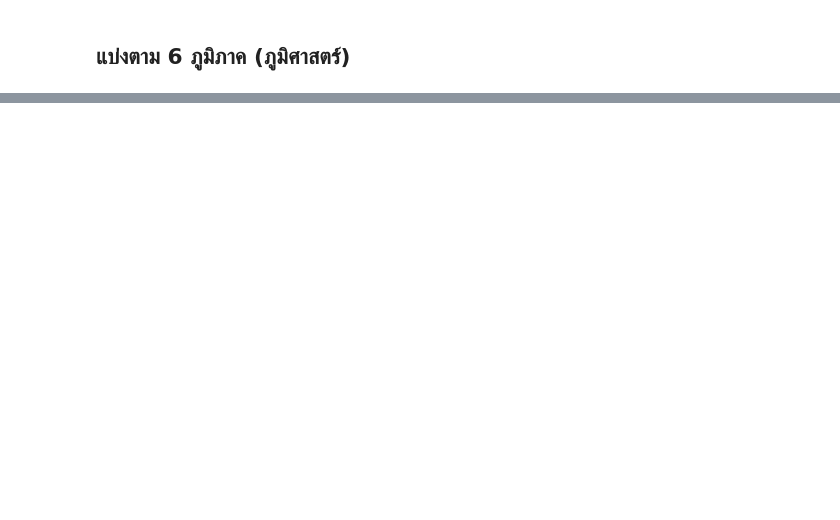
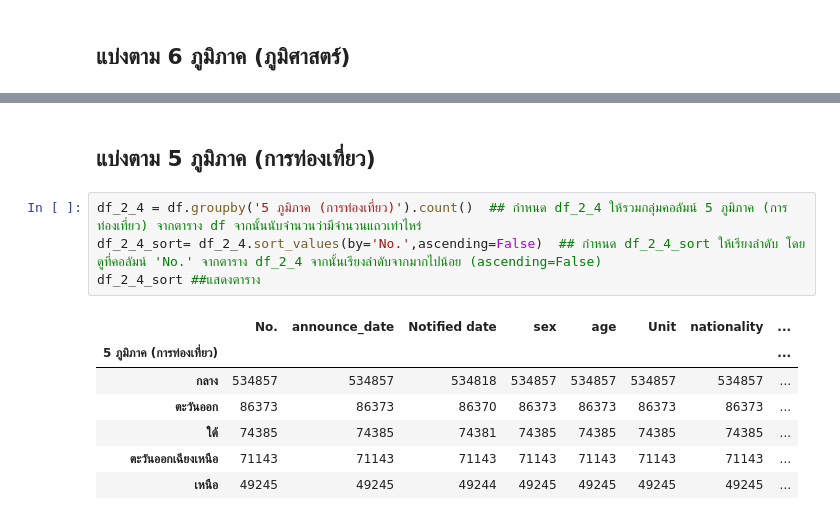
Before and after one commit to ploybongkot/data_viz_2022, a Jupyter notebook: BasicPython&DataViz_midterm2022.ipynb, the cells around one changed output, grey strips where cells are left out. Cells and saved outputs as stored; diff of their text form; blank space fills up the shorter version.

```diff
--- a/BasicPython&DataViz_midterm2022.ipynb
+++ b/BasicPython&DataViz_midterm2022.ipynb
@@ -281,0 +386,14 @@ Data_N_6G
+# %% [markdown]
+## แบ่งตาม 5 ภูมิภาค (การท่องเที่ยว)
+# %%
+df_2_4 = df.groupby('5 ภูมิภาค (การท่องเที่ยว)').count()  ## กำหนด df_2_4 ให้รวมกลุ่มคอลัมน์ 5 ภูมิภาค (การท่องเที่ยว) จากตาราง df จากนั้นนับจำนวนว่ามีจำนวนแถวเท่าไหร่
+df_2_4_sort= df_2_4.sort_values(by='No.',ascending=False)  ## กำหนด df_2_4_sort ให้เรียงลำดับ โดยดูที่คอลัมน์ 'No.' จากตาราง df_2_4 จากนั้นเรียงลำดับจากมากไปน้อย (ascending=False)
+df_2_4_sort ##แสดงตาราง
+# %% [output]
+|  | No. | announce_date | Notified date | sex | age | Unit | nationality | ... |
+| 5 ภูมิภาค (การท่องเที่ยว) |  |  |  |  |  |  |  | ... |
+| กลาง | 534857 | 534857 | 534818 | 534857 | 534857 | 534857 | 534857 | ... |
+| ตะวันออก | 86373 | 86373 | 86370 | 86373 | 86373 | 86373 | 86373 | ... |
+| ใต้ | 74385 | 74385 | 74381 | 74385 | 74385 | 74385 | 74385 | ... |
+| ตะวันออกเฉียงเหนือ | 71143 | 71143 | 71143 | 71143 | 71143 | 71143 | 71143 | ... |
+| เหนือ | 49245 | 49245 | 49244 | 49245 | 49245 | 49245 | 49245 | ... |
```
Also changed, not shown: parts of 108 cells of this notebook.
